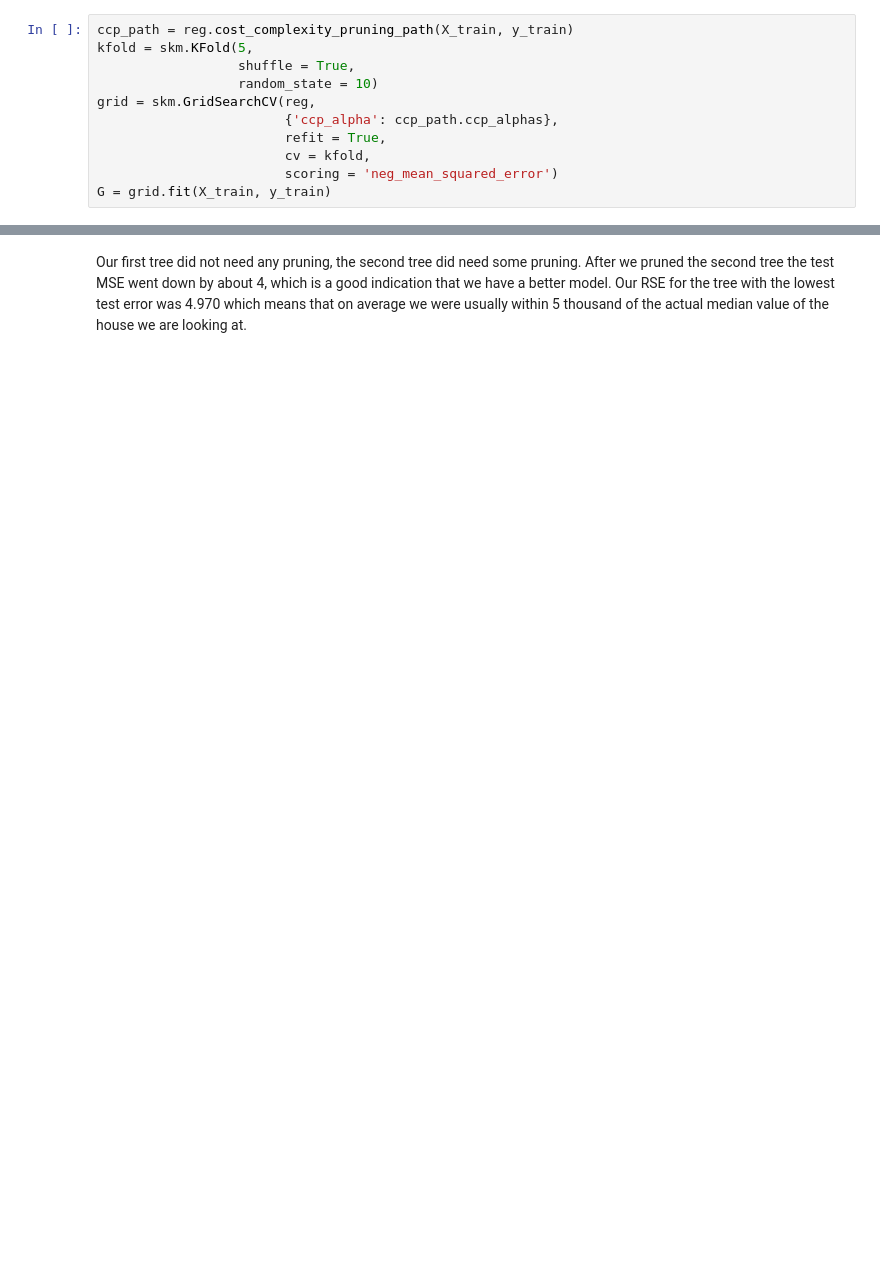
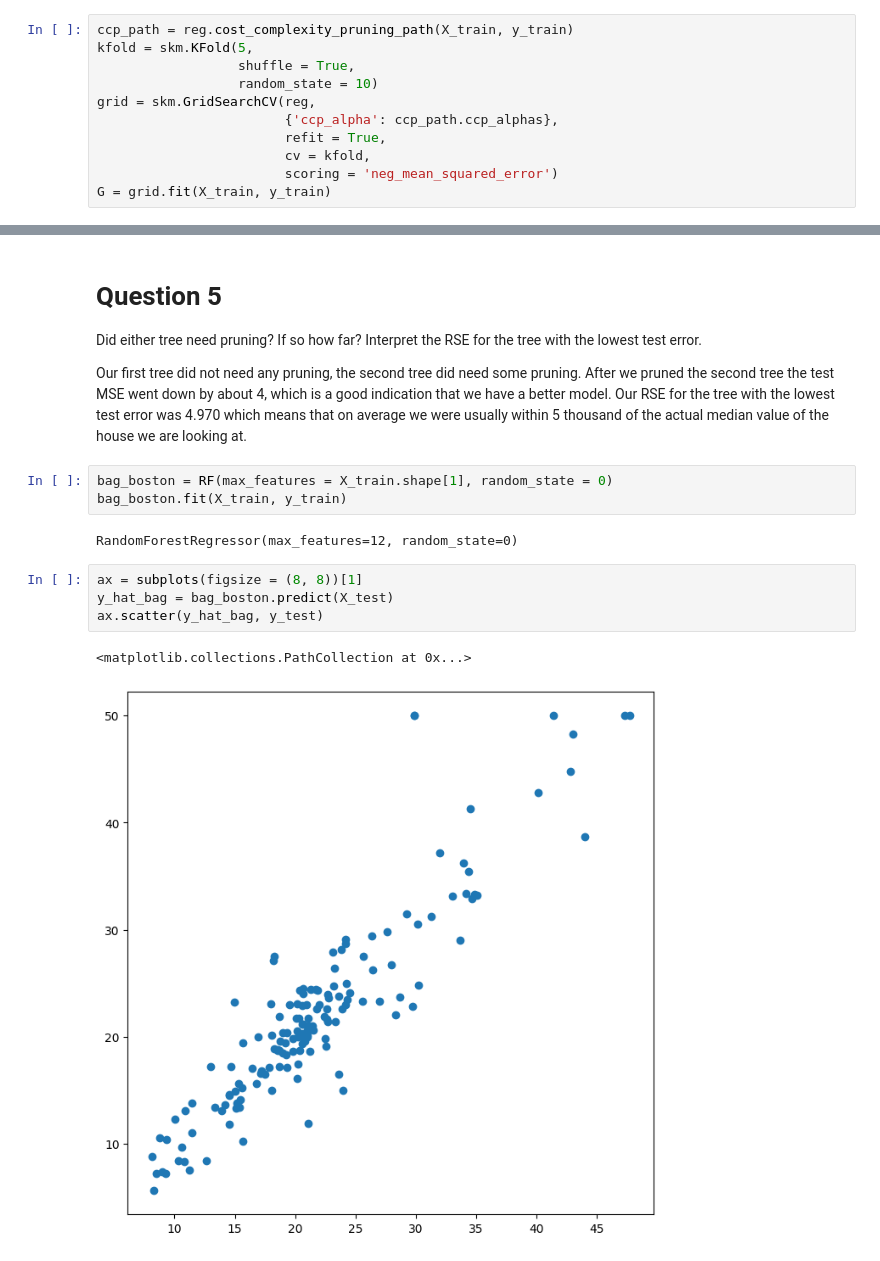
Before and after one commit to CameronOldweiler/DataProjects, a Jupyter notebook: Chapter8Lab.ipynb, the cells around one changed output, grey strips where cells are left out. Drawn from its saved outputs; the diff is of its cells as text; blank space fills up the shorter version.

```diff
--- a/Chapter8Lab.ipynb
+++ b/Chapter8Lab.ipynb
@@ -352,2 +352,17 @@ np.float64(4.969732088096319)
 # %% [markdown]
+# Question 5
+Did either tree need pruning? If so how far? Interpret the RSE for the tree with the lowest test error.
+
 Our first tree did not need any pruning, the second tree did need some pruning. After we pruned the second tree the test MSE went down by about 4, which is a good indication that we have a better model. Our RSE for the tree with the lowest test error was 4.970 which means that on average we were usually within 5 thousand of the actual median value of the house we are looking at.
+# %%
+bag_boston = RF(max_features = X_train.shape[1], random_state = 0)
+bag_boston.fit(X_train, y_train)
+# %% [output]
+RandomForestRegressor(max_features=12, random_state=0)
+# %%
+ax = subplots(figsize = (8, 8))[1]
+y_hat_bag = bag_boston.predict(X_test)
+ax.scatter(y_hat_bag, y_test)
+# %% [output]
+<matplotlib.collections.PathCollection at 0x...>
+[figure, added]
```
Also changed, not shown: parts of 15 cells of this notebook, 6 other files.
